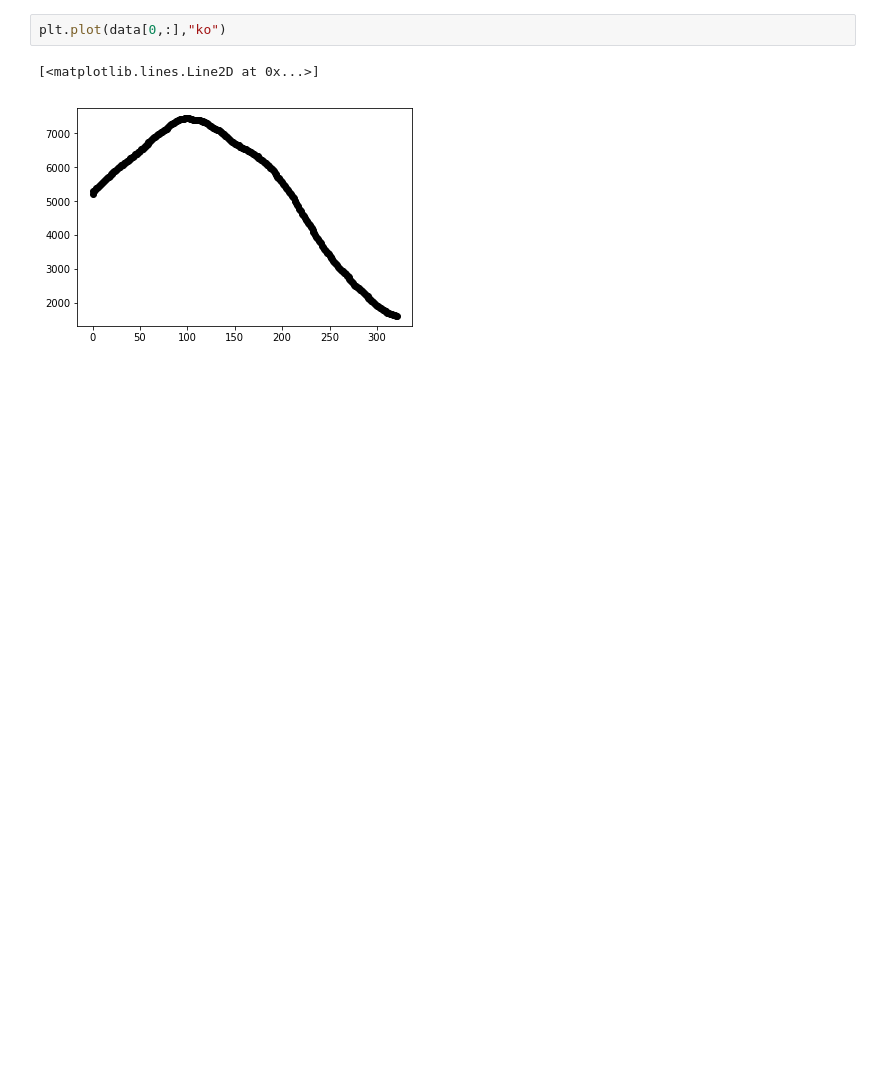
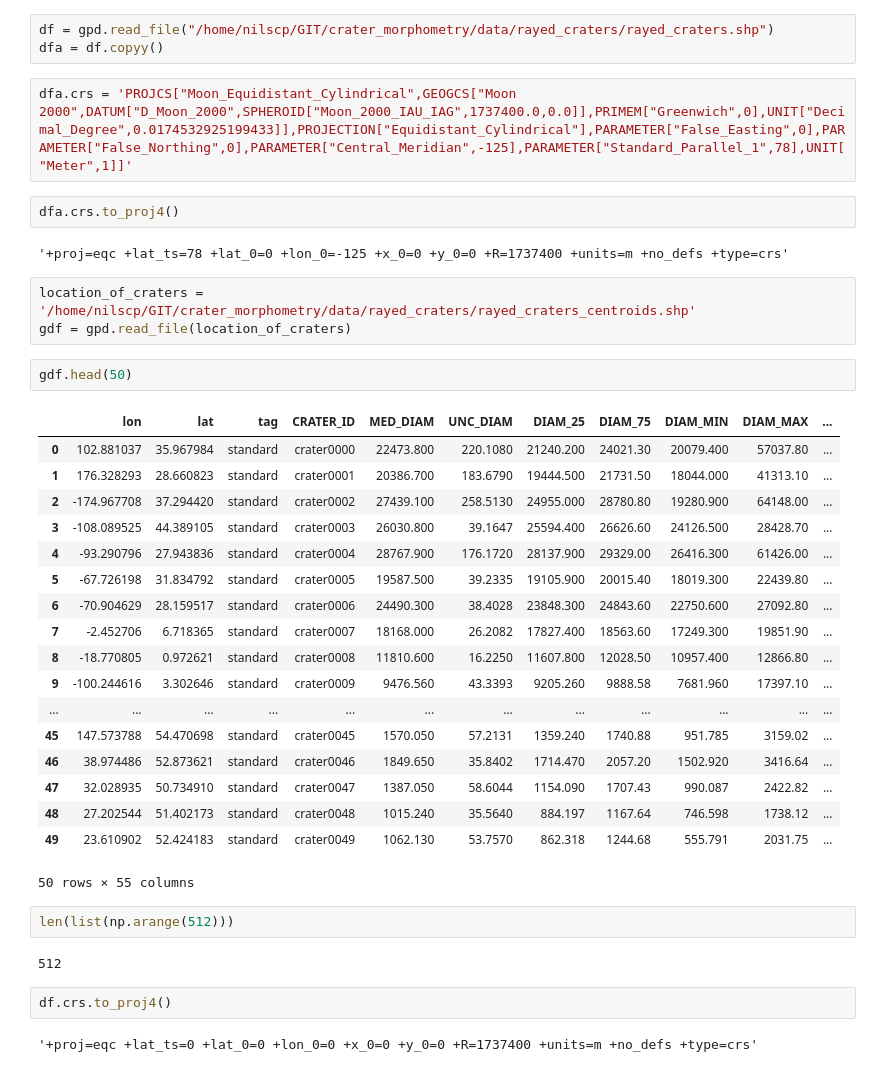
Before and after one commit to yellowchocobo/crater_morphometry, a Jupyter notebook: nb/testing.ipynb, the cells around one changed output. Drawn from its saved outputs; the diff is of its cells as text; blank space fills up the shorter version.

```diff
--- a/nb/testing.ipynb
+++ b/nb/testing.ipynb
@@ -66,5 +18,41 @@ data4 = (np.rot90(data3)) #scaling factor # only for sldem
-# %%
-plt.plot(data[0,:],"ko")
-# %% [output]
-[<matplotlib.lines.Line2D at 0x...>]
-[figure, removed]
+# %%
+df = gpd.read_file("/home/nilscp/GIT/crater_morphometry/data/rayed_craters/rayed_craters.shp")
+dfa = df.copyy()
+# %%
+dfa.crs = 'PROJCS["Moon_Equidistant_Cylindrical",GEOGCS["Moon 2000",DATUM["D_Moon_2000",SPHEROID["Moon_2000_IAU_IAG",1737400.0,0.0]],PRIMEM["Greenwich",0],UNIT["Decimal_Degree",0.0174532925199433]],PROJECTION["Equidistant_Cylindrical"],PARAMETER["False_Easting",0],PARAMETER["False_Northing",0],PARAMETER["Central_Meridian",-125],PARAMETER["Standard_Parallel_1",78],UNIT["Meter",1]]'
+# %%
+dfa.crs.to_proj4()
+# %% [output]
+'+proj=eqc +lat_ts=78 +lat_0=0 +lon_0=-125 +x_0=0 +y_0=0 +R=1737400 +units=m +no_defs +type=crs'
+# %%
+location_of_craters = '/home/nilscp/GIT/crater_morphometry/data/rayed_craters/rayed_craters_centroids.shp'
+gdf = gpd.read_file(location_of_craters)
+# %%
+gdf.head(50)
+# %% [output]
+|  | lon | lat | tag | CRATER_ID | MED_DIAM | UNC_DIAM | DIAM_25 | DIAM_75 | DIAM_MIN | DIAM_MAX | ... |
+| 0 | 102.881037 | 35.967984 | standard | crater0000 | 22473.800 | 220.1080 | 21240.200 | 24021.30 | 20079.400 | 57037.80 | ... |
+| 1 | 176.328293 | 28.660823 | standard | crater0001 | 20386.700 | 183.6790 | 19444.500 | 21731.50 | 18044.000 | 41313.10 | ... |
+| 2 | -174.967708 | 37.294420 | standard | crater0002 | 27439.100 | 258.5130 | 24955.000 | 28780.80 | 19280.900 | 64148.00 | ... |
+| 3 | -108.089525 | 44.389105 | standard | crater0003 | 26030.800 | 39.1647 | 25594.400 | 26626.60 | 24126.500 | 28428.70 | ... |
+| 4 | -93.290796 | 27.943836 | standard | crater0004 | 28767.900 | 176.1720 | 28137.900 | 29329.00 | 26416.300 | 61426.00 | ... |
+| 5 | -67.726198 | 31.834792 | standard | crater0005 | 19587.500 | 39.2335 | 19105.900 | 20015.40 | 18019.300 | 22439.80 | ... |
+| 6 | -70.904629 | 28.159517 | standard | crater0006 | 24490.300 | 38.4028 | 23848.300 | 24843.60 | 22750.600 | 27092.80 | ... |
+| 7 | -2.452706 | 6.718365 | standard | crater0007 | 18168.000 | 26.2082 | 17827.400 | 18563.60 | 17249.300 | 19851.90 | ... |
+| 8 | -18.770805 | 0.972621 | standard | crater0008 | 11810.600 | 16.2250 | 11607.800 | 12028.50 | 10957.400 | 12866.80 | ... |
+| 9 | -100.244616 | 3.302646 | standard | crater0009 | 9476.560 | 43.3393 | 9205.260 | 9888.58 | 7681.960 | 17397.10 | ... |
+| ... | ... | ... | ... | ... | ... | ... | ... | ... | ... | ... | ... |
+| 45 | 147.573788 | 54.470698 | standard | crater0045 | 1570.050 | 57.2131 | 1359.240 | 1740.88 | 951.785 | 3159.02 | ... |
+| 46 | 38.974486 | 52.873621 | standard | crater0046 | 1849.650 | 35.8402 | 1714.470 | 2057.20 | 1502.920 | 3416.64 | ... |
+| 47 | 32.028935 | 50.734910 | standard | crater0047 | 1387.050 | 58.6044 | 1154.090 | 1707.43 | 990.087 | 2422.82 | ... |
+| 48 | 27.202544 | 51.402173 | standard | crater0048 | 1015.240 | 35.5640 | 884.197 | 1167.64 | 746.598 | 1738.12 | ... |
+| 49 | 23.610902 | 52.424183 | standard | crater0049 | 1062.130 | 53.7570 | 862.318 | 1244.68 | 555.791 | 2031.75 | ... |
+50 rows × 55 columns
+# %%
+len(list(np.arange(512)))
+# %% [output]
+512
+# %%
+df.crs.to_proj4()
+# %% [output]
+'+proj=eqc +lat_ts=0 +lat_0=0 +lon_0=0 +x_0=0 +y_0=0 +R=1737400 +units=m +no_defs +type=crs'
```
Also changed, not shown: parts of 18 cells of this notebook, 11 other files.
